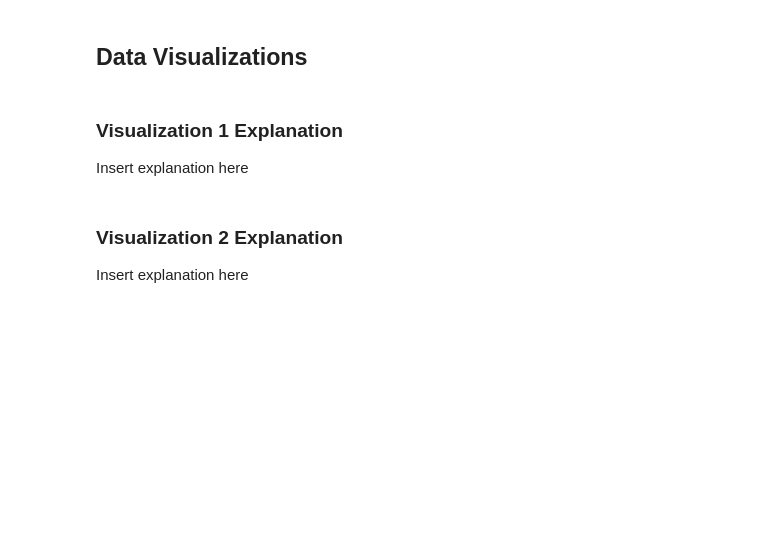
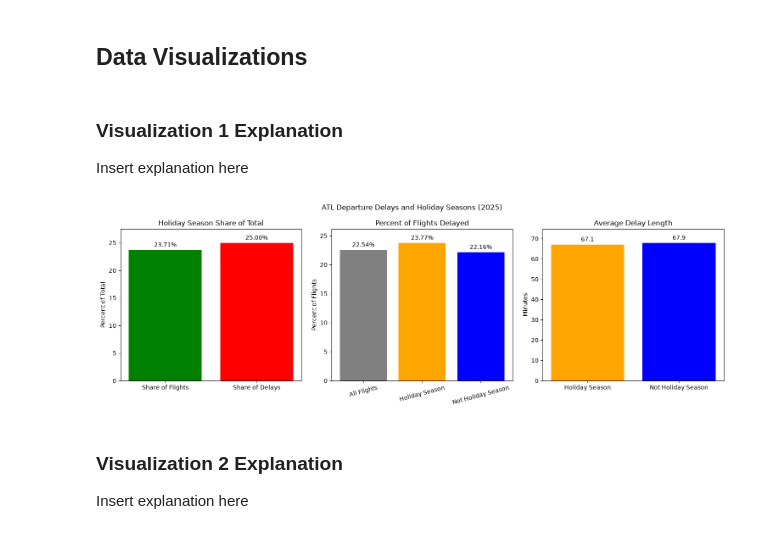
Before and after one commit to stabweee/FlightDelay, a Jupyter notebook: submissions/Final Project Phase III.ipynb, the cells around one changed output. Drawn from its saved outputs; the diff is of its cells as text; code cells hidden in the pictures; blank space fills up the shorter version.

Commit message:
Code for visuals 2 and 3

```diff
--- a/submissions/Final Project Phase III.ipynb
+++ b/submissions/Final Project Phase III.ipynb
@@ -623,3 +613,65 @@ visual2()
+# %%
+
+def visual2():
+    # for this visual on departure delays vs holiday seasons, we'll first copy down the code calculating the statistics
+    flights = pd.read_csv("../data/processed/flights.csv")
+    delayData = flights[flights["Departure delay (Minutes)"] > 15]
+    totalFlights = len(flights)
+    holidayFlights = flights["Is Holiday Season"].sum()
+    nonHolidayFlights = totalFlights - holidayFlights
+    totalDelays = len(delayData)
+    holidayDelays = delayData["Is Holiday Season"].sum()
+    nonHolidayDelays = totalDelays - holidayDelays
+    avgDelays = delayData.groupby("Is Holiday Season")["Departure delay (Minutes)"].mean()
+
+    # starting with graph creation
+    ## subplots to create 1 row of 3 graphs with area of 15 in x 5 in
+    fig, axes = plt.subplots(1, 3, figsize=(15, 5))
+
+    # creating a bar graph on how many flights and delays are during a holiday season
+    shareLabels = ["Share of Flights", "Share of Delays"]
+    sharePercents = [holidayFlights / totalFlights * 100, holidayDelays / totalDelays * 100]
+    bg1 = axes[0].bar(shareLabels, sharePercents, color = ["green", "red"])
+    axes[0].set_title("Holiday Season Share of Total")
+    axes[0].set_ylabel("Percent of Total")
+    ## fmt to create format to ##.##%
+    ### padding adds space between top of bar graph and typed value
+    axes[0].bar_label(bg1, fmt="%.2f%%", padding = 3)
+    ## to add enough space to show number above bar graph
+    axes[0].set_ylim(top=(max(sharePercents)*1.1))
+
+    # creating a graph on percent of flights delayed from total flights departuring
+    rateLabels = ["All Flights", "Holiday Season", "Not Holiday Season"]
+    ratePercents = [totalDelays / totalFlights * 100, holidayDelays / holidayFlights * 100, nonHolidayDelays / nonHolidayFlights * 100]
+    bg2 = axes[1].bar(rateLabels, ratePercents, color = ["gray", "orange", "blue"])
+    axes[1].set_title("Percent of Flights Delayed")
+    axes[1].set_ylabel("Percent of Flights")
+    ## fmt to create format to ##.##%
+    ### padding adds space between top of bar graph and typed value
+    axes[1].bar_label(bg2, fmt="%.2f%%", padding = 3)
+    axes[1].tick_params(axis="x", rotation=15)
+    axes[1].set_ylim(top=(max(ratePercents))*1.1)
+
+    # creating a graph on average delay length of delayed flights if in holiday season or not
+    avgLabels = ["Holiday Season", "Not Holiday Season"]
+    avgMinutes = [avgDelays[True], avgDelays[False]]
+    bg3 = axes[2].bar(avgLabels, avgMinutes, color = ["orange", "blue"])
+    axes[2].set_title("Average Delay Length")
+    axes[2].set_ylabel("Minutes")
+    ## fmt to create format to ##.#
+    ### padding adds space between top of bar graph and typed value
+    axes[2].bar_label(bg3, fmt="%.1f", padding = 3)
+    axes[2].set_ylim(top=(max(avgMinutes))*1.1)
+
+    fig.suptitle("ATL Departure Delays and Holiday Seasons (2025)")
+    plt.tight_layout()
+    plt.show()
+
+
+############ Function Call ############
+visual2()
+# %% [output]
+[figure, added]
 # %% [markdown]
 ### Visualization 2 Explanation
 
```
Also changed, not shown: parts of 3 cells of this notebook.
